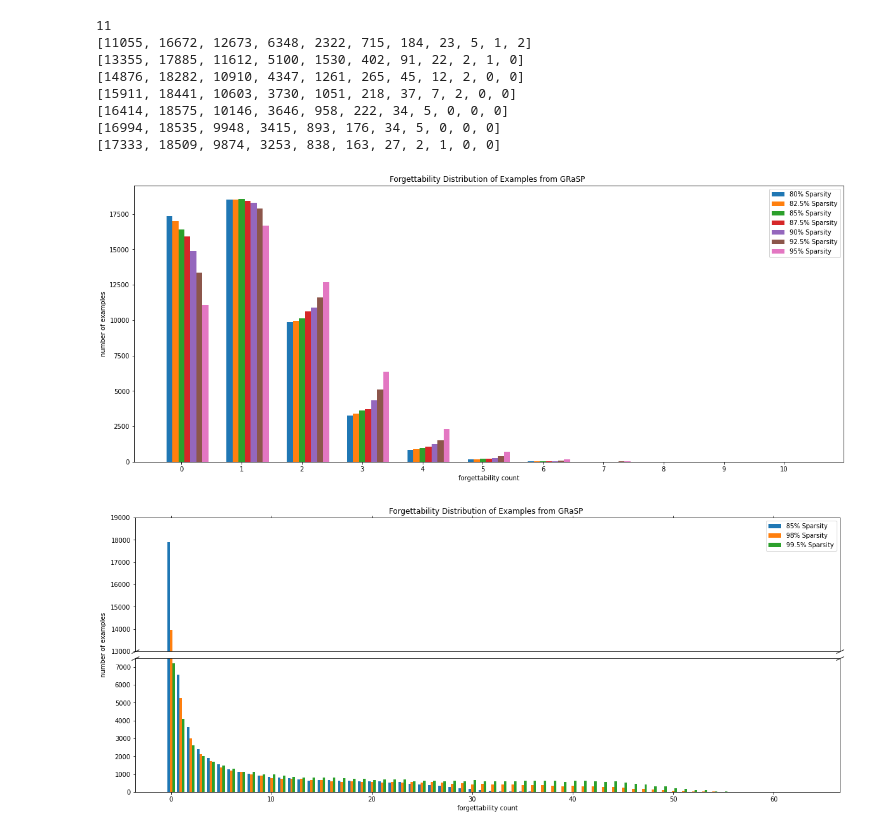
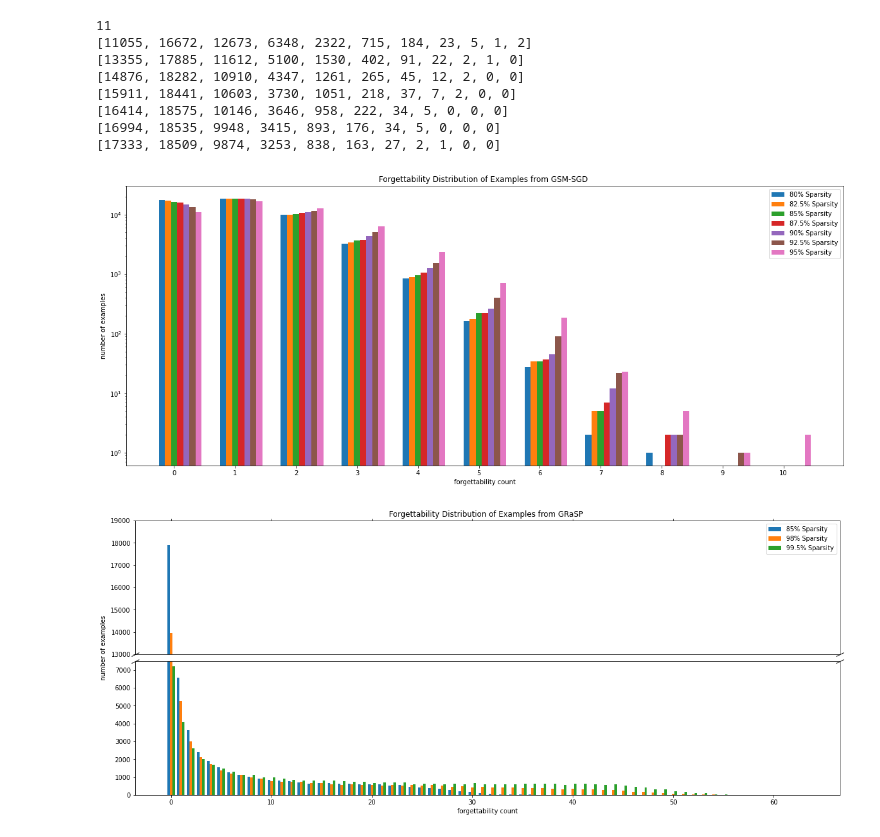
Before and after one commit to harshchobisa/capstone, a Jupyter notebook: sgm_analysis.ipynb, the cells around one changed output. Cells and saved outputs as stored; diff of their text form; code cells hidden in the pictures.

```diff
--- a/sgm_analysis.ipynb
+++ b/sgm_analysis.ipynb
@@ -233,41 +233,41 @@ plt.rcParams["figure.figsize"] = (20,8)
 
 width = 0.10
 
-plt.yscale("linear")
+plt.yscale("log")
 plt.bar(x_axis - width - width, counts_seven, width=width, label = '80% Sparsity')
 plt.bar(x_axis - width, counts_six, width=width, label = '82.5% Sparsity')
 plt.bar(x_axis, counts_five, width=width, label = '85% Sparsity')
 plt.bar(x_axis + width, counts_four, width=width, label = '87.5% Sparsity')
 plt.bar(x_axis + width + width, counts_three, width=width, label = '90% Sparsity')
 plt.bar(x_axis + width + width + width, counts_two, width=width, label = '92.5% Sparsity')
 plt.bar(x_axis + width + width + width + width, counts_one, width=width, label = '95% Sparsity')
 
 
 
 # plt.plot(x_axis, counts_five, label = '80% Sparsity')
 # plt.plot(x_axis, counts_four, label = '82.5% Sparsity')
 # plt.plot(x_axis, counts_three, label = '85% Sparsity')
 # # plt.bar(x_axis + width, counts_two, width=width, label = '87.5% Sparsity')
 # plt.plot(x_axis, counts_one, label = '90% Sparsity')
 
 
 # plt.xticks(x_axis.astype(int), unique_one)
 # plt.gca().xaxis.set_major_locator(MaxNLocator(integer=True))
 
 new_list = range(math.floor(min(unique_one)), math.ceil(max(unique_one))+1)
 plt.xticks(new_list)
 
 plt.legend()
 
 plt.xlabel('forgettability count')
 plt.ylabel('number of examples')
-plt.title('Forgettability Distribution of Examples from GRaSP ')
-plt.savefig("sgm.jpeg")
+plt.title('Forgettability Distribution of Examples from GSM-SGD ')
+plt.savefig("sgmlog.jpeg")
 
 
 plt.show()
 # %% [output]
-[figure, old version]
+[figure, new version]
 # %%
 import numpy as np
 import matplotlib.pyplot as plt
```
Also changed, not shown: parts of 30 cells of this notebook, 44 other files.
